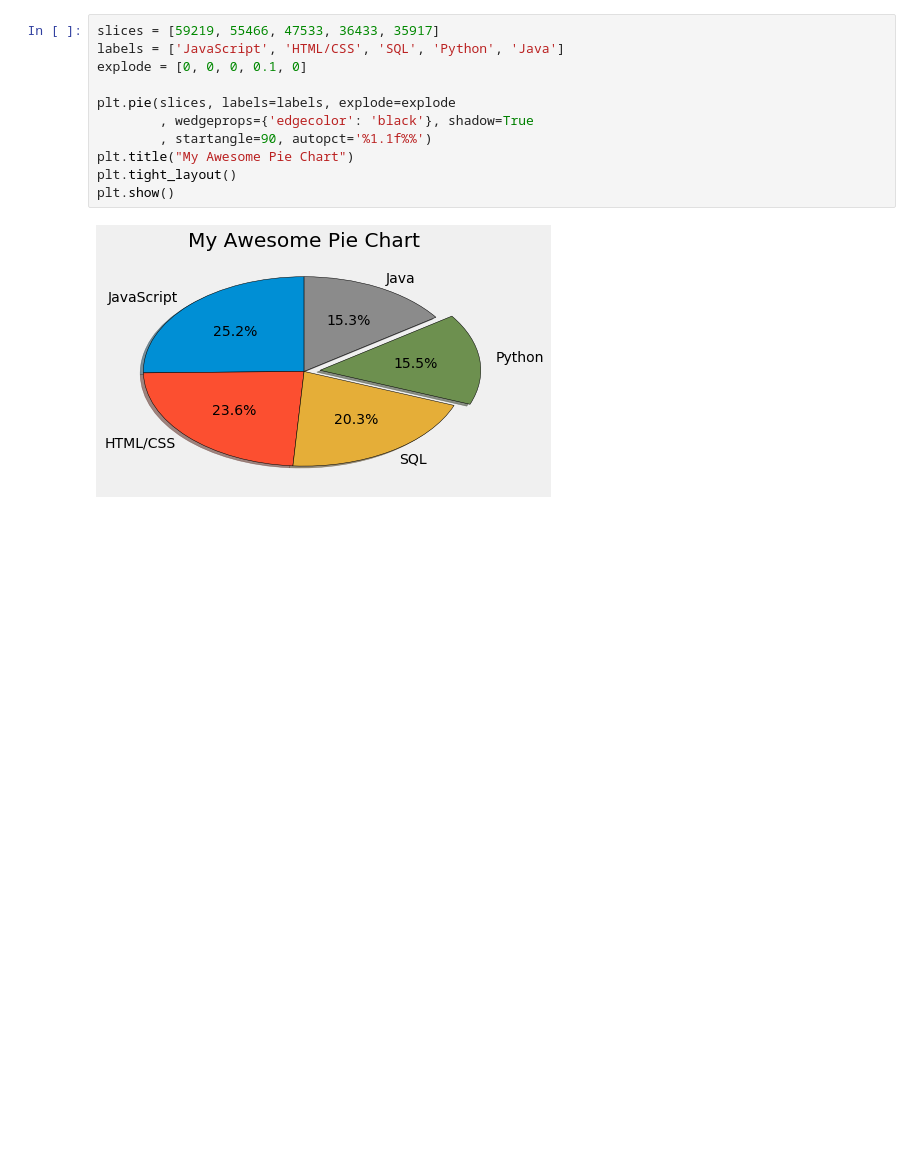
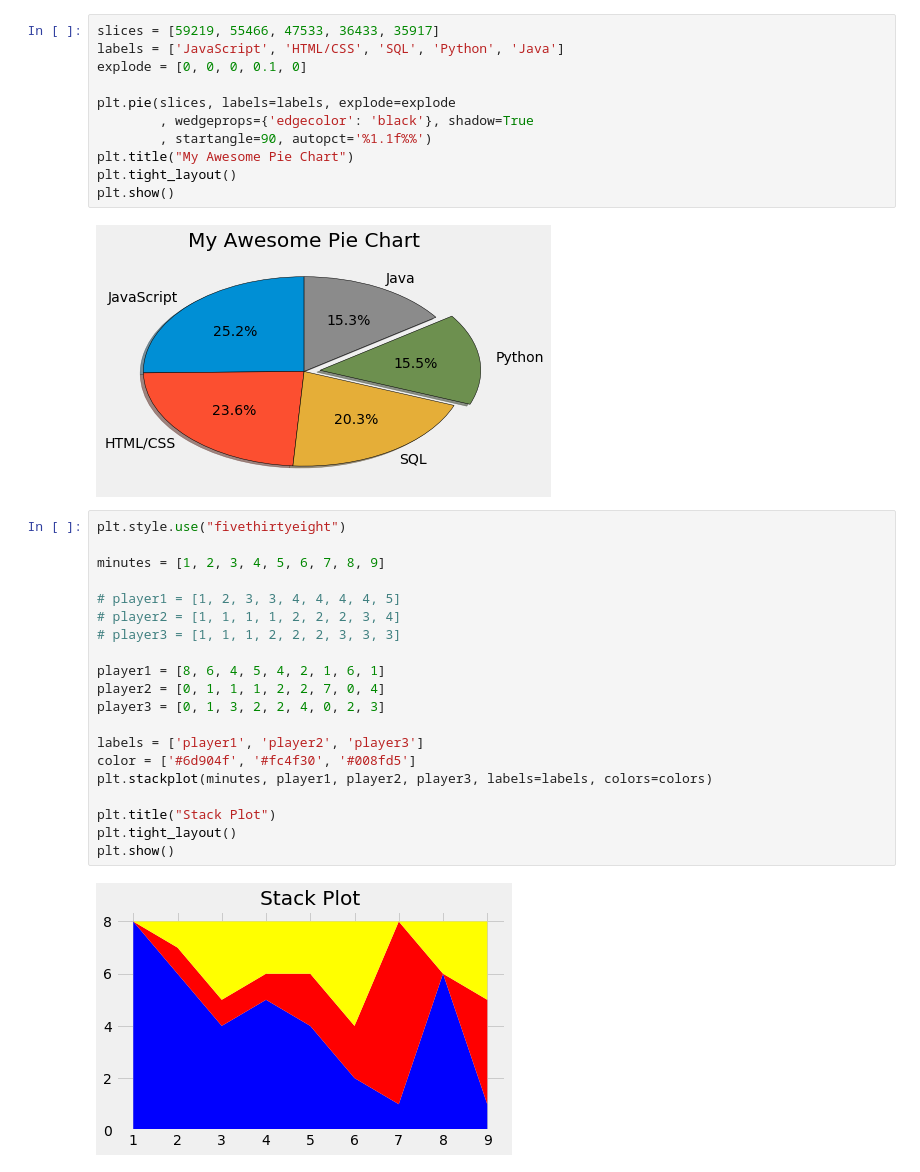
Before and after one commit to javawillch/spider_auction, a Jupyter notebook: data visualization with python.ipynb, the cells around one changed output. Cells and saved outputs as stored; diff of their text form; blank space fills up the shorter version.

Commit message:
stack plot

```diff
--- a/data visualization with python.ipynb
+++ b/data visualization with python.ipynb
@@ -117,3 +117,25 @@ plt.tight_layout()
 plt.show()
 # %% [output]
 [figure]
+# %%
+plt.style.use("fivethirtyeight")
+
+minutes = [1, 2, 3, 4, 5, 6, 7, 8, 9]
+
+# player1 = [1, 2, 3, 3, 4, 4, 4, 4, 5]
+# player2 = [1, 1, 1, 1, 2, 2, 2, 3, 4]
+# player3 = [1, 1, 1, 2, 2, 2, 3, 3, 3]
+
+player1 = [8, 6, 4, 5, 4, 2, 1, 6, 1]
+player2 = [0, 1, 1, 1, 2, 2, 7, 0, 4]
+player3 = [0, 1, 3, 2, 2, 4, 0, 2, 3]
+
+labels = ['player1', 'player2', 'player3']
+color = ['#6d904f', '#fc4f30', '#008fd5']
+plt.stackplot(minutes, player1, player2, player3, labels=labels, colors=colors)
+
+plt.title("Stack Plot")
+plt.tight_layout()
+plt.show()
+# %% [output]
+[figure, added]
```
